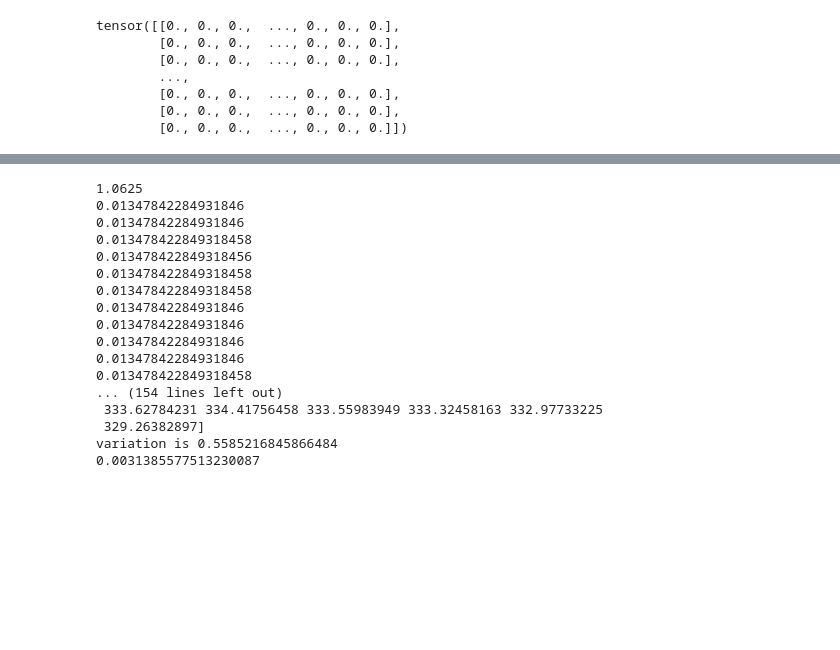
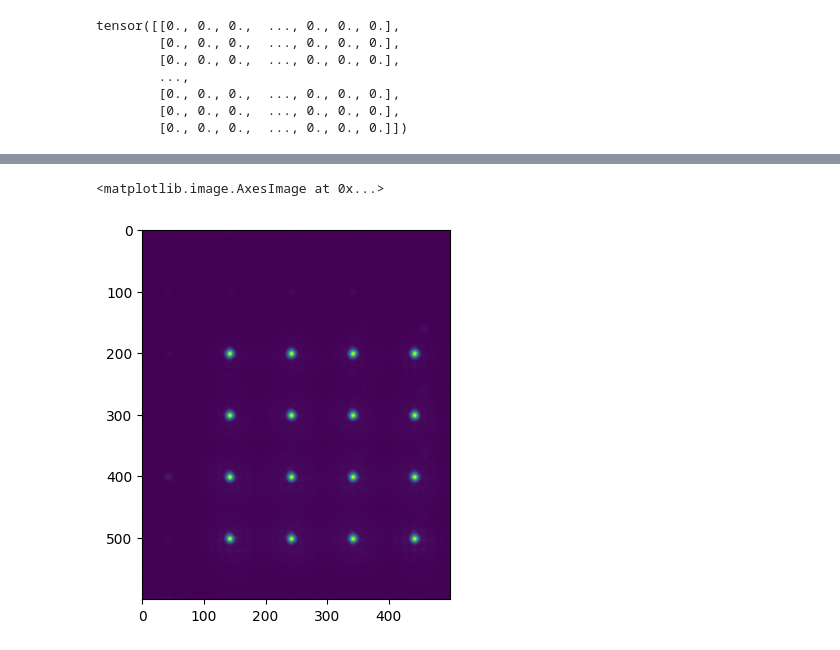
Before and after one commit to MattBae/Holography, a Jupyter notebook: notebooks/gradient.ipynb, the cells around one changed output, grey strips where cells are left out. Drawn from its saved outputs; the diff is of its cells as text; code cells hidden in the pictures; blank space fills up the shorter version.

```diff
--- a/notebooks/gradient.ipynb
+++ b/notebooks/gradient.ipynb
@@ -463 +570,6 @@ variation is 0.4364820575820138
+# %%
+plt.imshow(img[0:600,900:1400])
+# %% [output]
+<matplotlib.image.AxesImage at 0x...>
+[figure, added]
 # %%
@@ -465,51 +576,0 @@ save_cam(fs=fs, phase=phi_nf,file_name="spots_u")
-# %%
-spot_vectors=spot_locations
-A_t = torch.tensor(create_target_spots(spot_vectors.T,fs))
-phi_nf = torch.zeros(fs.slm.shape)
-A_input = torch.tensor(np.ones(fs.slm.shape)/FeedbackHologram._norm(np.ones(fs.slm.shape)),dtype=torch.float32)
-spot_weights = np.zeros((spot_vectors.T.shape[0],5))
-spot_weights[:,0] = 1
-phis = []
-for iter in range(100):
-    # Propagate to far field
-    F_ff = torch.fft.fftshift(torch.fft.fft2(torch.fft.fftshift(A_input*torch.exp(1j * phi_nf)),norm ='ortho'))
-    A_ff = torch.abs(F_ff)
-    phi_ff = torch.angle(F_ff)
-    # Propagate back to near field
-    F_nf = torch.fft.ifftshift(torch.fft.ifft2(torch.fft.ifftshift(A_t * torch.exp(1j * phi_ff)),norm ='ortho'))
-    A_nf = torch.abs(F_nf)
-    phi_nf = torch.angle(F_nf)
-    print(torch.nn.functional.mse_loss(A_ff*A_ff, A_t*A_t).item()*fs.slm.shape[0]*fs.slm.shape[1])
-for iter in range(10):
-    # Propagate to far field
-    F_ff = torch.fft.fftshift(torch.fft.fft2(torch.fft.fftshift(A_input*torch.exp(1j * phi_nf)),norm ='ortho'))
-    A_ff = torch.abs(F_ff)
-    # phi_ff = torch.angle(F_ff)
-    # Propagate back to near field
-    A_t,spot_weights = create_target_spots_i(spot_vectors.T,fs = fs,phase = phi_nf.detach().cpu().numpy(),spot_weights = spot_weights)
-    A_t = torch.tensor(A_t)
-    F_nf = torch.fft.ifftshift(torch.fft.ifft2(torch.fft.ifftshift(A_t * torch.exp(1j * phi_ff)),norm ='ortho'))
-    A_nf = torch.abs(F_nf)
-    phi_nf = torch.angle(F_nf)
-    print(torch.nn.functional.mse_loss(A_ff*A_ff, A_t*A_t).item()*fs.slm.shape[0]*fs.slm.shape[1])
-    phis.append(phi_nf.detach().cpu().numpy())
-phi_nf_copy = phi_nf.clone()
-spot_weights_copy = spot_weights.copy()
-# %% [output]
-1.0625
-0.01347842284931846
-0.01347842284931846
-0.013478422849318458
-0.013478422849318456
-0.013478422849318458
-0.013478422849318458
-0.01347842284931846
-0.01347842284931846
-0.01347842284931846
-0.01347842284931846
-0.013478422849318458
-... (154 lines left out)
- 333.62784231 334.41756458 333.55983949 333.32458163 332.97733225
- 329.26382897]
-variation is 0.5585216845866484
-0.0031385577513230087
```
Also changed, not shown: parts of 36 cells of this notebook, 5 other files.
